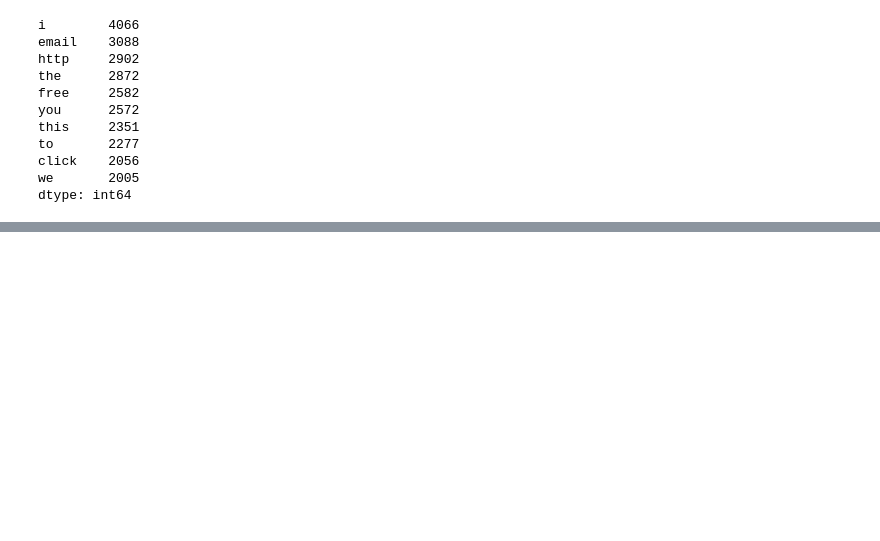
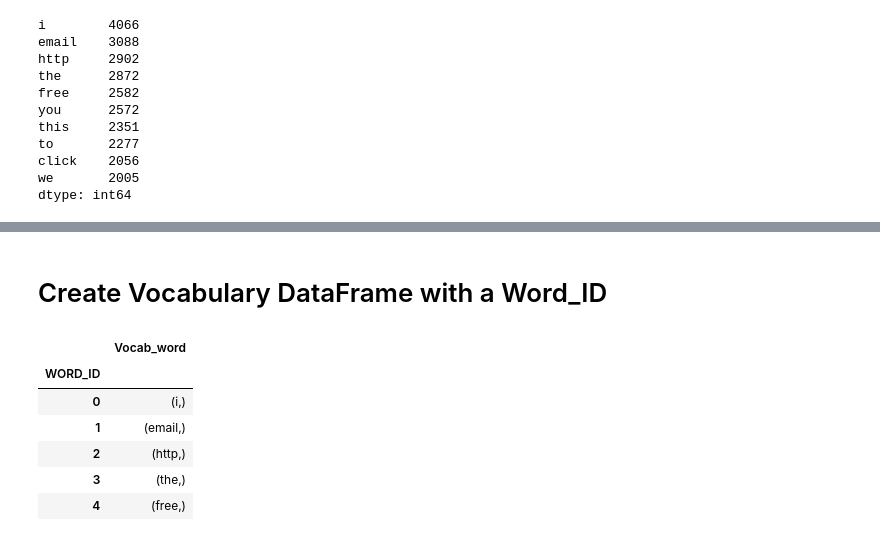
Before and after one commit to redaak/MLproject, a Jupyter notebook: Spam classification problem.ipynb, the cells around one changed output, grey strips where cells are left out. Drawn from its saved outputs; the diff is of its cells as text; code cells hidden in the pictures; blank space fills up the shorter version.

```diff
--- a/Spam classification problem.ipynb
+++ b/Spam classification problem.ipynb
@@ -350,0 +388,3 @@ plt.show()
+# %%
+frequente_word=pd.DataFrame(count_spam).value_counts()[0:vocab_size]
+print(frequente_word)
@@ -350,0 +404,15 @@ plt.show()
+# %% [markdown]
+# Create Vocabulary DataFrame with a Word_ID
+# %%
+word_ids=list(range(0,vocab_size))
+vocab=pd.DataFrame({'Vocab_word':frequente_word.index.values},index=word_ids)
+vocab.index.name='WORD_ID'
+vocab.head()
+# %% [output]
+|  | Vocab_word |
+| WORD_ID |  |
+| 0 | (i,) |
+| 1 | (email,) |
+| 2 | (http,) |
+| 3 | (the,) |
+| 4 | (free,) |
```
Also changed, not shown: parts of 15 cells of this notebook.
